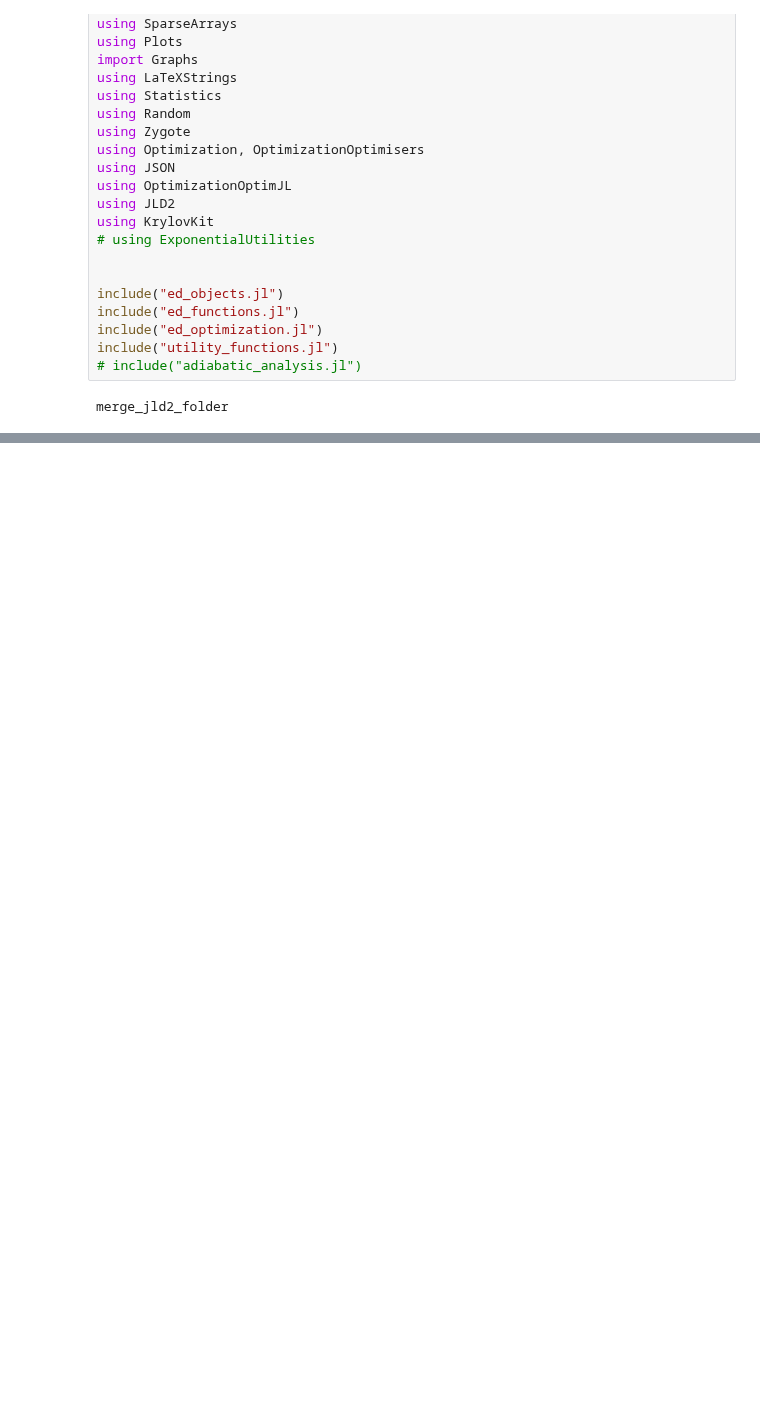
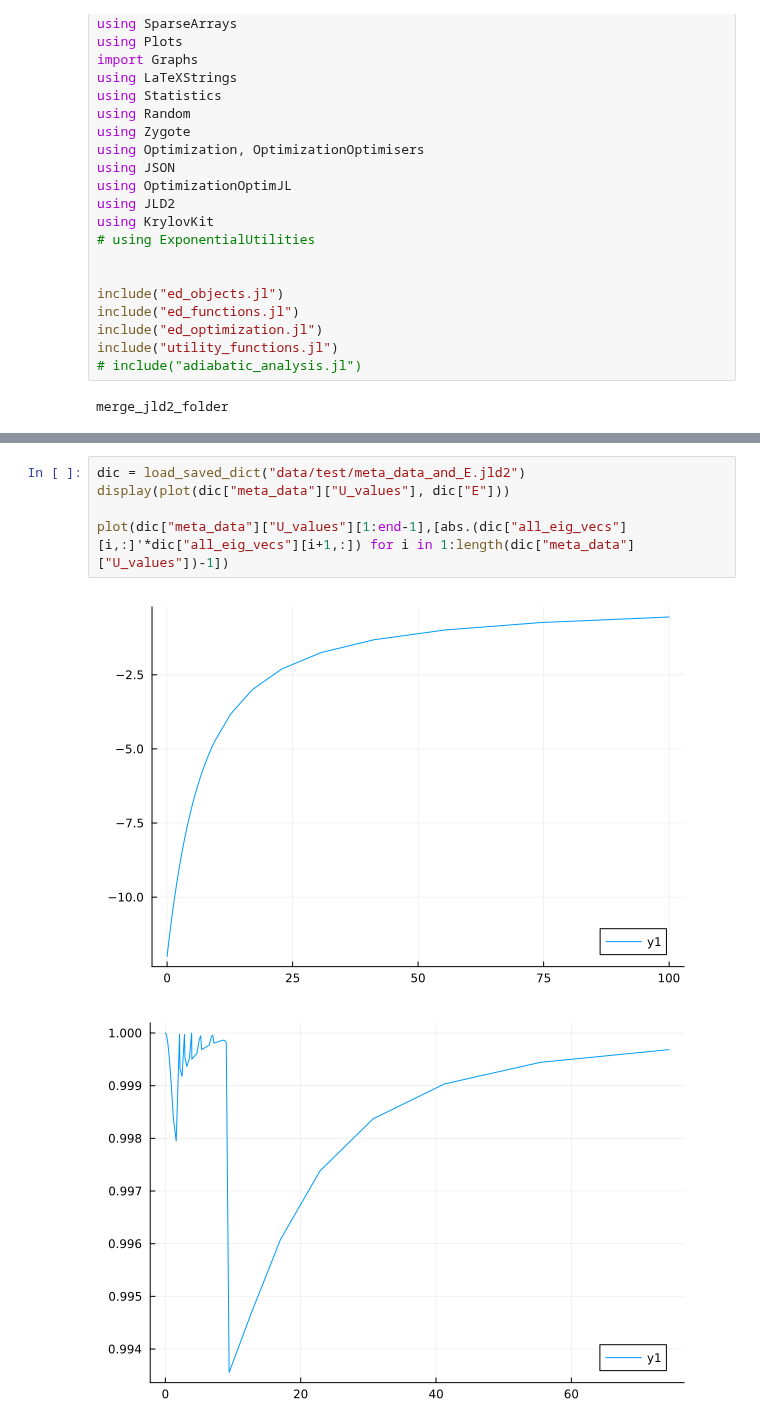
Before and after one commit to GoodStuff11/ML-signproblem, a Jupyter notebook: experimenting/ed/krylov_ED.ipynb, the cells around one changed output, grey strips where cells are left out. Cells and saved outputs as stored; diff of their text form; blank space fills up the shorter version.

```diff
--- a/experimenting/ed/krylov_ED.ipynb
+++ b/experimenting/ed/krylov_ED.ipynb
@@ -390,0 +218,8 @@ new_h = operator_subspace(op, bases)
+# %%
+dic = load_saved_dict("data/test/meta_data_and_E.jld2")
+display(plot(dic["meta_data"]["U_values"], dic["E"]))
+
+plot(dic["meta_data"]["U_values"][1:end-1],[abs.(dic["all_eig_vecs"][i,:]'*dic["all_eig_vecs"][i+1,:]) for i in 1:length(dic["meta_data"]["U_values"])-1])
+# %% [output]
+[figure, added]
+[figure, added]
```
Also changed, not shown: parts of 29 cells of this notebook, 5 other files.
